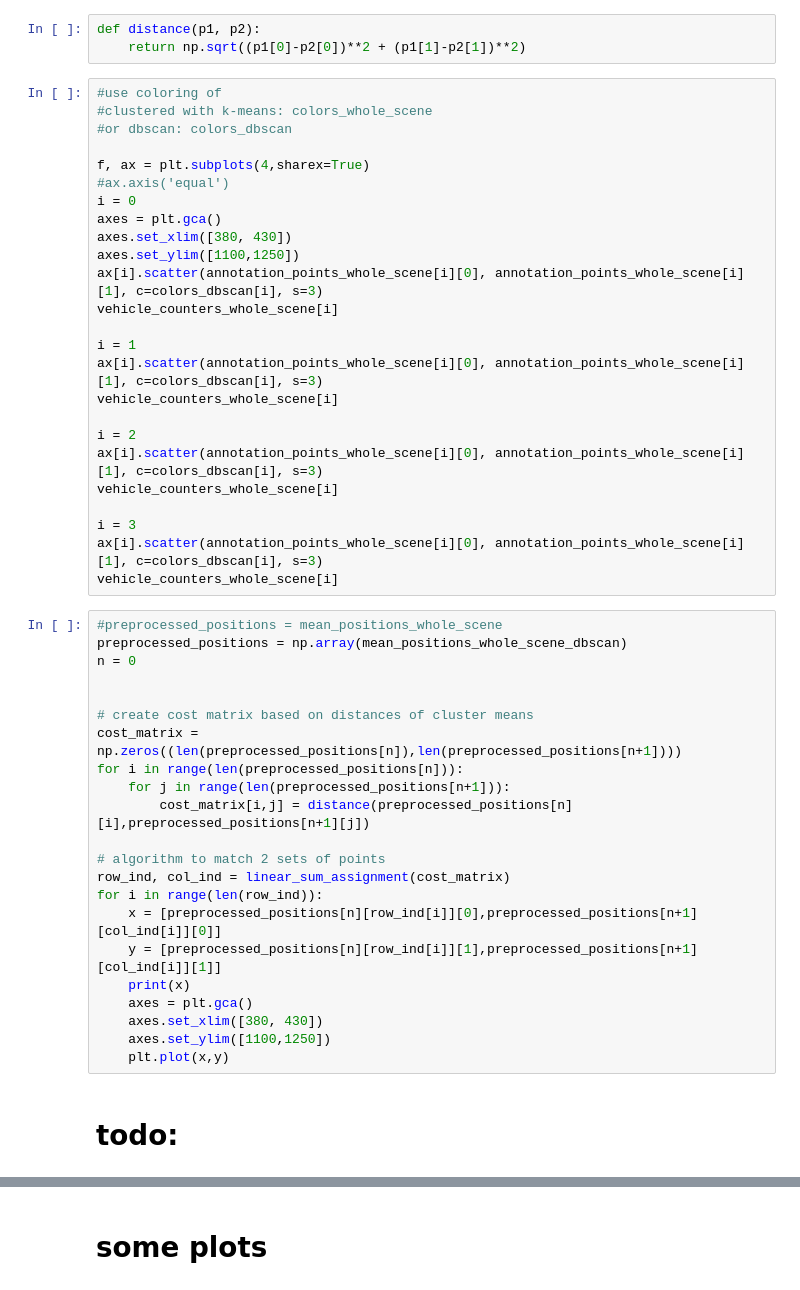
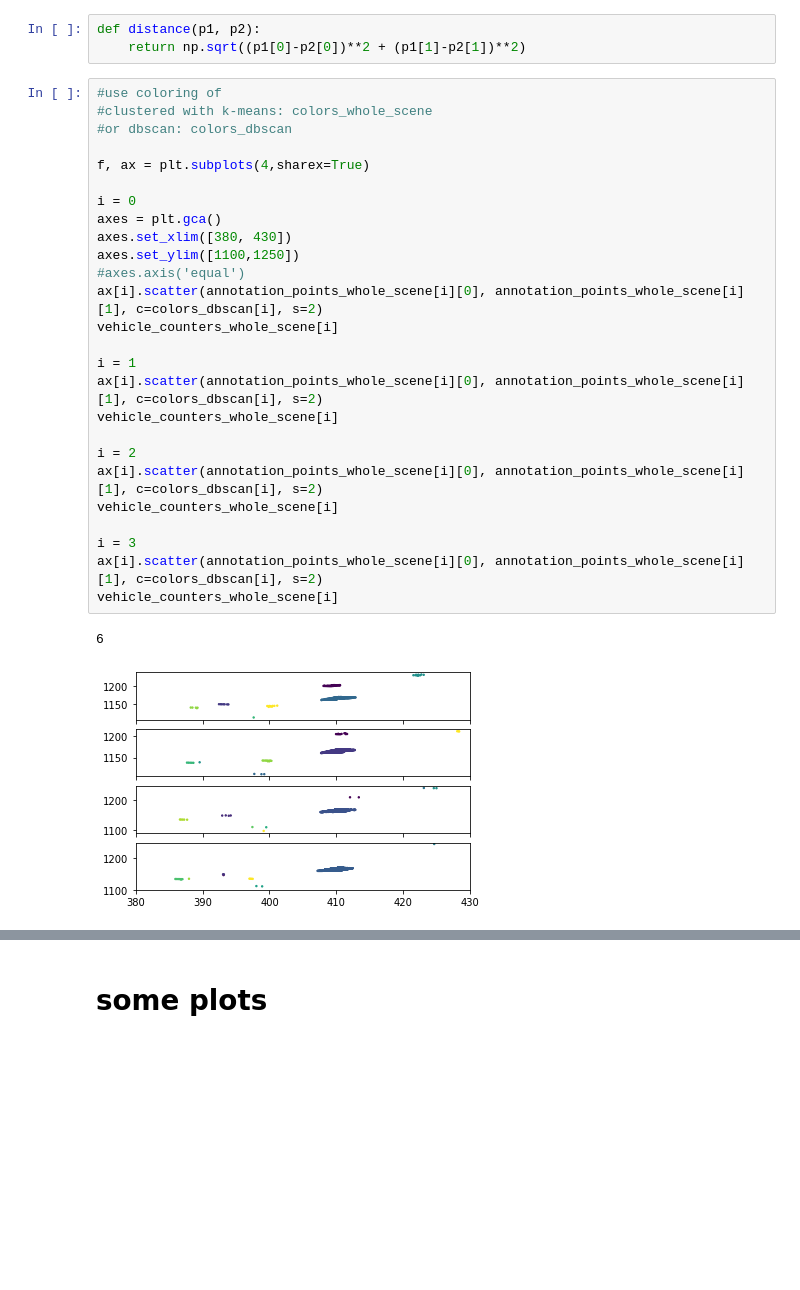
Before and after one commit to nilsbeyer/datafusion, a Jupyter notebook: week3.ipynb, the cells around one changed output, grey strips where cells are left out. Saved outputs shown, nothing was run; the diff lists cells and outputs as text; blank space fills up the shorter version.

```diff
--- a/week3.ipynb
+++ b/week3.ipynb
@@ -188,49 +212,29 @@ def distance(p1, p2):
 # %%
 #use coloring of
 #clustered with k-means: colors_whole_scene
 #or dbscan: colors_dbscan
 
 f, ax = plt.subplots(4,sharex=True)
-#ax.axis('equal')
+
 i = 0
 axes = plt.gca()
 axes.set_xlim([380, 430])
 axes.set_ylim([1100,1250])
-ax[i].scatter(annotation_points_whole_scene[i][0], annotation_points_whole_scene[i][1], c=colors_dbscan[i], s=3)
+#axes.axis('equal')
+ax[i].scatter(annotation_points_whole_scene[i][0], annotation_points_whole_scene[i][1], c=colors_dbscan[i], s=2)
 vehicle_counters_whole_scene[i]
 
 i = 1
-ax[i].scatter(annotation_points_whole_scene[i][0], annotation_points_whole_scene[i][1], c=colors_dbscan[i], s=3)
+ax[i].scatter(annotation_points_whole_scene[i][0], annotation_points_whole_scene[i][1], c=colors_dbscan[i], s=2)
 vehicle_counters_whole_scene[i]
 
 i = 2
-ax[i].scatter(annotation_points_whole_scene[i][0], annotation_points_whole_scene[i][1], c=colors_dbscan[i], s=3)
+ax[i].scatter(annotation_points_whole_scene[i][0], annotation_points_whole_scene[i][1], c=colors_dbscan[i], s=2)
 vehicle_counters_whole_scene[i]
 
 i = 3
-ax[i].scatter(annotation_points_whole_scene[i][0], annotation_points_whole_scene[i][1], c=colors_dbscan[i], s=3)
+ax[i].scatter(annotation_points_whole_scene[i][0], annotation_points_whole_scene[i][1], c=colors_dbscan[i], s=2)
 vehicle_counters_whole_scene[i]
+# %% [output]
+6
+[figure, added]
-# %%
-#preprocessed_positions = mean_positions_whole_scene
-preprocessed_positions = np.array(mean_positions_whole_scene_dbscan)
-n = 0
-
-
-# create cost matrix based on distances of cluster means
-cost_matrix = np.zeros((len(preprocessed_positions[n]),len(preprocessed_positions[n+1])))
-for i in range(len(preprocessed_positions[n])):
-    for j in range(len(preprocessed_positions[n+1])):
-        cost_matrix[i,j] = distance(preprocessed_positions[n][i],preprocessed_positions[n+1][j])
-
-# algorithm to match 2 sets of points
-row_ind, col_ind = linear_sum_assignment(cost_matrix)
-for i in range(len(row_ind)):
-    x = [preprocessed_positions[n][row_ind[i]][0],preprocessed_positions[n+1][col_ind[i]][0]]
-    y = [preprocessed_positions[n][row_ind[i]][1],preprocessed_positions[n+1][col_ind[i]][1]]
-    print(x)
-    axes = plt.gca()
-    axes.set_xlim([380, 430])
-    axes.set_ylim([1100,1250])
-    plt.plot(x,y)
-# %% [markdown]
-# todo:
```
Also changed, not shown: parts of 16 cells of this notebook.
